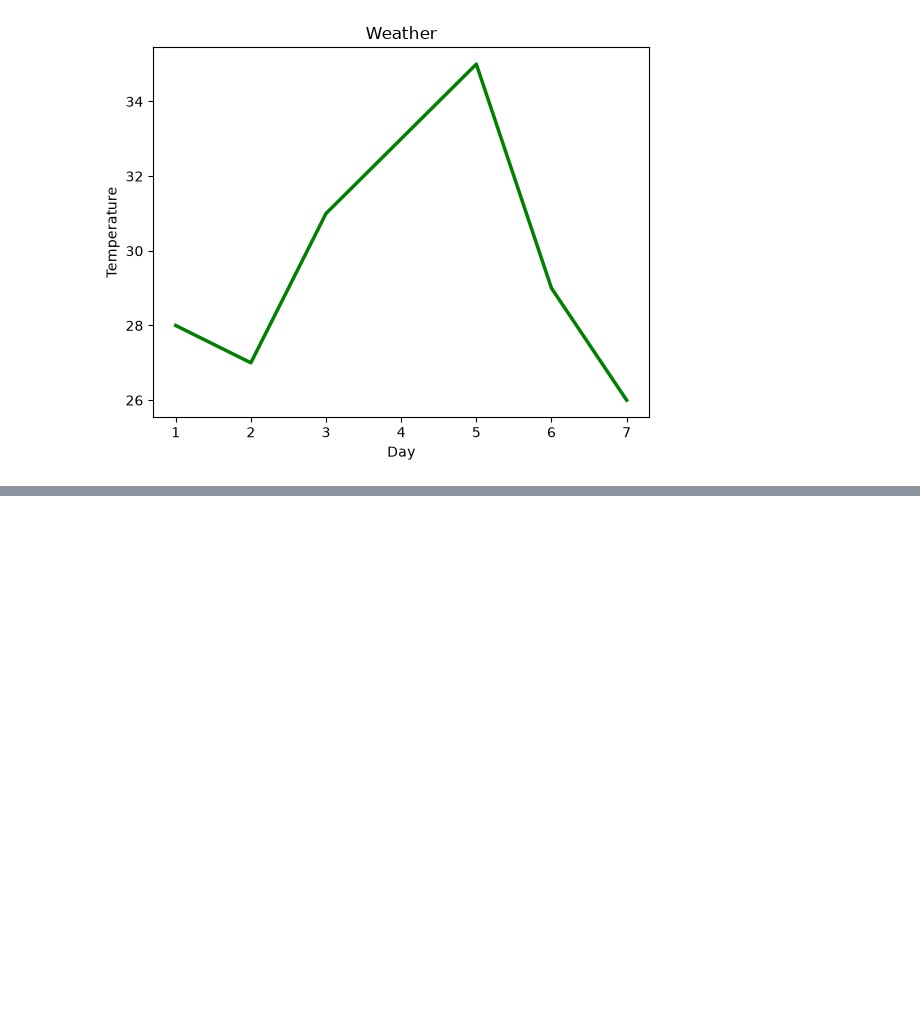
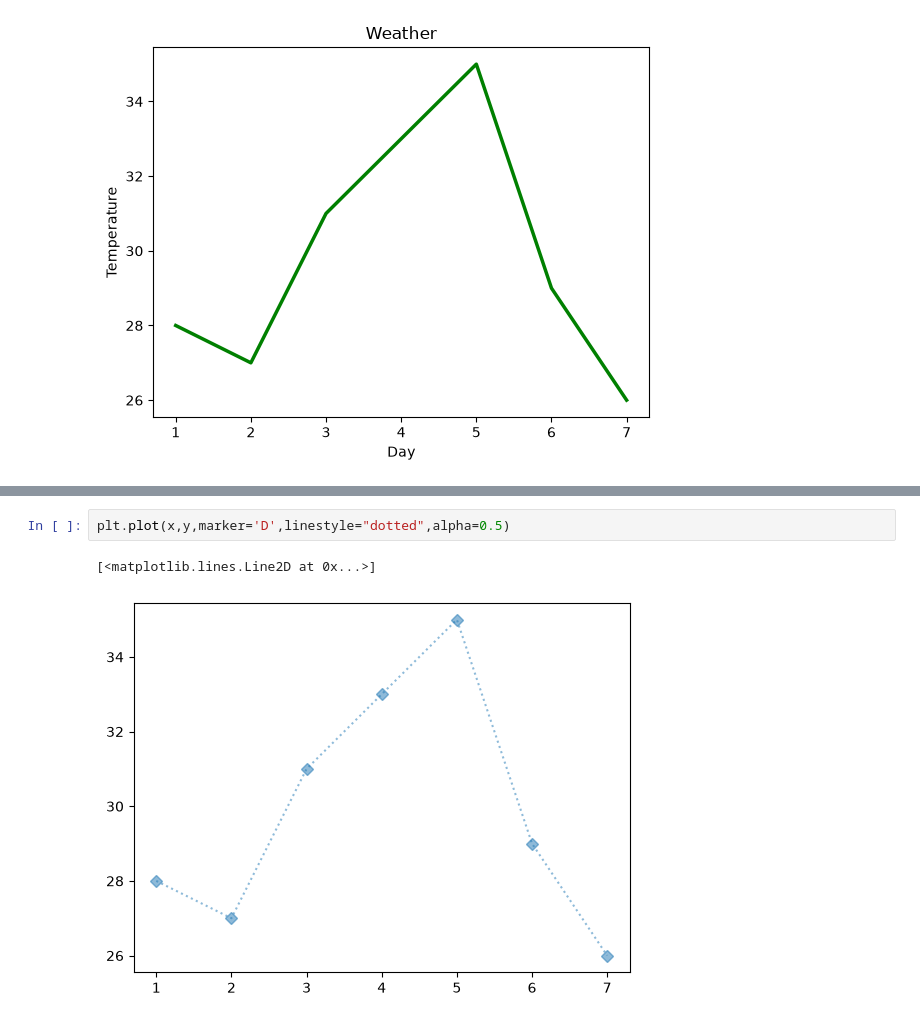
Before and after one commit to marshaale/learn-matplotlib, a Jupyter notebook: notebook.ipynb, the cells around one changed output, grey strips where cells are left out. Saved outputs shown, nothing was run; the diff lists cells and outputs as text; blank space fills up the shorter version.

```diff
--- a/notebook.ipynb
+++ b/notebook.ipynb
@@ -18,0 +28,5 @@ plt.plot(x,y,color='green',linewidth=2.5)
+# %%
+plt.plot(x,y,marker='D',linestyle="dotted",alpha=0.5)
+# %% [output]
+[<matplotlib.lines.Line2D at 0x...>]
+[figure, added]
```
Also changed, not shown: parts of 2 cells of this notebook.
